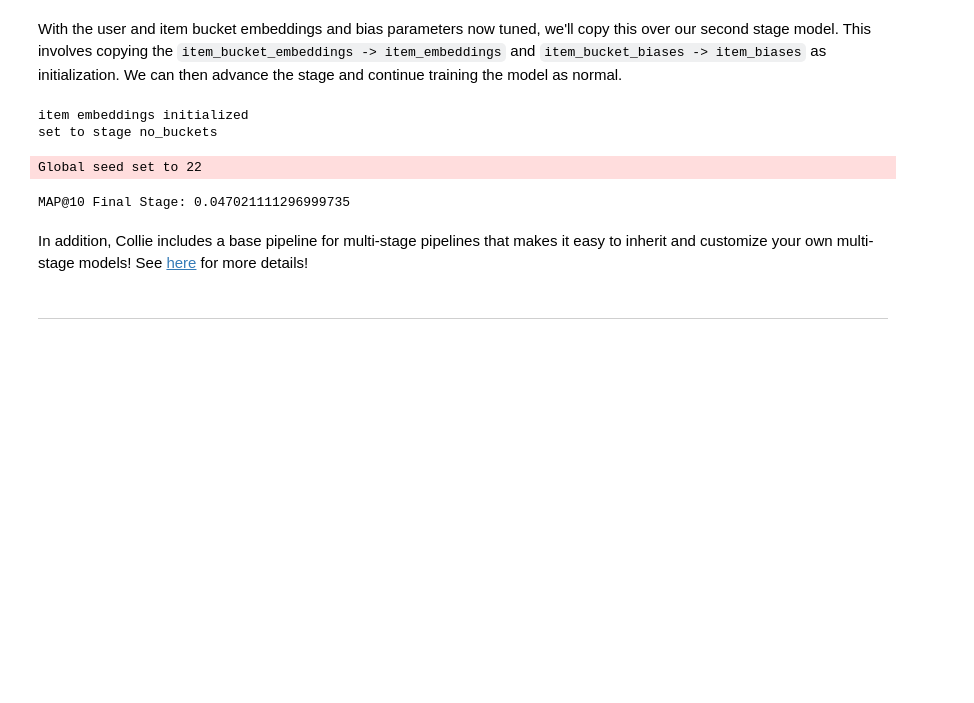
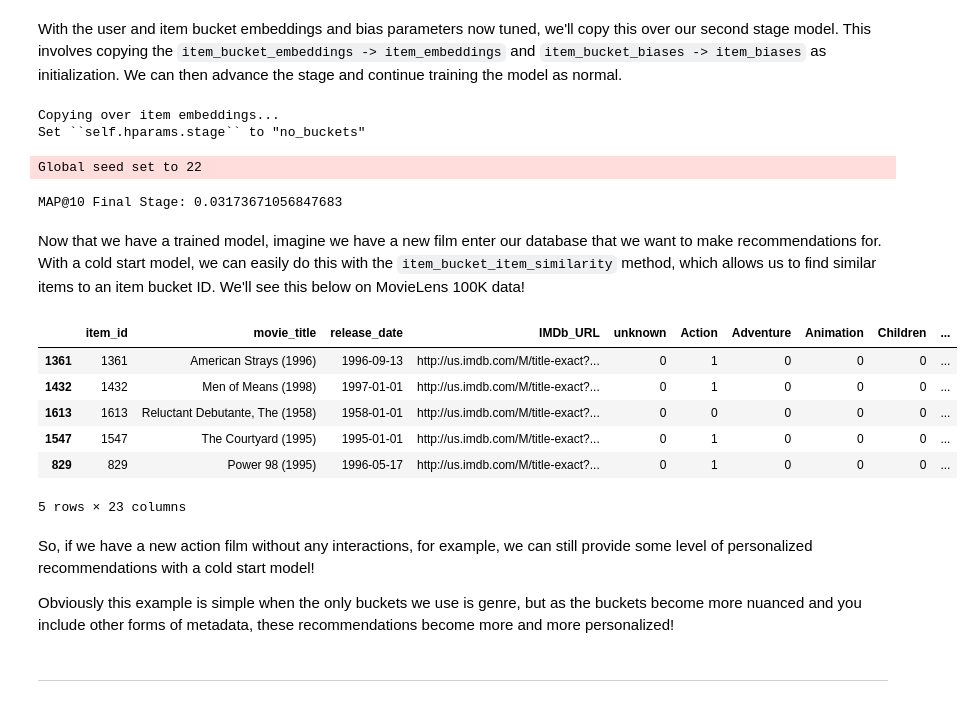
Before and after one commit to ShopRunner/collie, a Jupyter notebook: tutorials/06_multi_stage_models.ipynb, the cells around one changed output. Cells and saved outputs as stored; diff of their text form; code cells hidden in the pictures; blank space fills up the shorter version.

```diff
--- a/tutorials/06_multi_stage_models.ipynb
+++ b/tutorials/06_multi_stage_models.ipynb
@@ -254,9 +282,11 @@ GPU available: False, used: False
 TPU available: False, using: 0 TPU cores
 # %%
 # train the first stage
-trainer.fit(model)
+trainer.fit(cold_start_model)
 
-map_10_first_stage = evaluate_in_batches([mapk], val_interactions, model)
+map_10_first_stage = evaluate_in_batches(metric_list=[mapk],
+                                         test_interactions=val_interactions,
+                                         model=cold_start_model)
 
 
 print(f'MAP@10 First Stage: {map_10_first_stage}')
@@ -283,19 +313,21 @@ MAP@10 for Randomly Initialized Model: 0.002076902122018895
 # %% [markdown]
 With the user and item bucket embeddings and bias parameters now tuned, we'll copy this over our second stage model. This involves copying the ``item_bucket_embeddings -> item_embeddings`` and ``item_bucket_biases -> item_biases`` as initialization. We can then advance the stage and continue training the model as normal.
 # %%
-model.advance_stage()
+cold_start_model.advance_stage()
 trainer.max_epochs += 10
 
 # fit the second stage model
-trainer.fit(model)
+trainer.fit(cold_start_model)
 
 # evaluate the final stage model
-map_10_final_stage = evaluate_in_batches([mapk], val_interactions, model)
+map_10_final_stage = evaluate_in_batches(metric_list=[mapk],
+                                         test_interactions=val_interactions,
+                                         model=cold_start_model)
 
 
 print(f'MAP@10 Final Stage: {map_10_final_stage}')
 # %% [output]
-item embeddings initialized
-set to stage no_buckets
+Copying over item embeddings...
+Set ``self.hparams.stage`` to "no_buckets"
 Global seed set to 22
-MAP@10 Final Stage: 0.047021111296999735
+MAP@10 Final Stage: 0.03173671056847683
@@ -306,5 +334,29 @@ MAP@10 Final Stage: 0.047021111296999735
-# %% [markdown]
-In addition, Collie includes a base pipeline for multi-stage pipelines that makes it easy to inherit and customize your own multi-stage models! See [here](https://collie.readthedocs.io/en/latest/models.html) for more details!
+# %% [markdown]
+Now that we have a trained model, imagine we have a new film enter our database that we want to make recommendations for. With a cold start model, we can easily do this with the ``item_bucket_item_similarity`` method, which allows us to find similar items to an item bucket ID. We'll see this below on MovieLens 100K data!
+# %%
+# read in the item information with MovieLens data
+df_item = read_movielens_df_item()
+
+# all IDs must start at 0 in Collie, so we'll make that adjustment here
+df_item['item_id'] -= 1
+# %%
+action_genre_idx = metadata_df.columns.tolist().index('genre_action')
+
+item_similarities = cold_start_model.item_bucket_item_similarity(item_bucket_id=action_genre_idx)
+# %%
+df_item.iloc[item_similarities.index][:5]
+# %% [output]
+|  | item_id | movie_title | release_date | IMDb_URL | unknown | Action | Adventure | Animation | Children | ... |
+| 1361 | 1361 | American Strays (1996) | 1996-09-13 | http://us.imdb.com/M/title-exact?... | 0 | 1 | 0 | 0 | 0 | ... |
+| 1432 | 1432 | Men of Means (1998) | 1997-01-01 | http://us.imdb.com/M/title-exact?... | 0 | 1 | 0 | 0 | 0 | ... |
+| 1613 | 1613 | Reluctant Debutante, The (1958) | 1958-01-01 | http://us.imdb.com/M/title-exact?... | 0 | 0 | 0 | 0 | 0 | ... |
+| 1547 | 1547 | The Courtyard (1995) | 1995-01-01 | http://us.imdb.com/M/title-exact?... | 0 | 1 | 0 | 0 | 0 | ... |
+| 829 | 829 | Power 98 (1995) | 1996-05-17 | http://us.imdb.com/M/title-exact?... | 0 | 1 | 0 | 0 | 0 | ... |
+5 rows × 23 columns
+# %% [markdown]
+So, if we have a new action film without any interactions, for example, we can still provide some level of personalized recommendations with a cold start model!
+
+Obviously this example is simple when the only buckets we use is genre, but as the buckets become more nuanced and you include other forms of metadata, these recommendations become more and more personalized!
 # %% [markdown]
 -----
 # %% [markdown]
```
Also changed, not shown: parts of 18 cells of this notebook, 15 other files.
